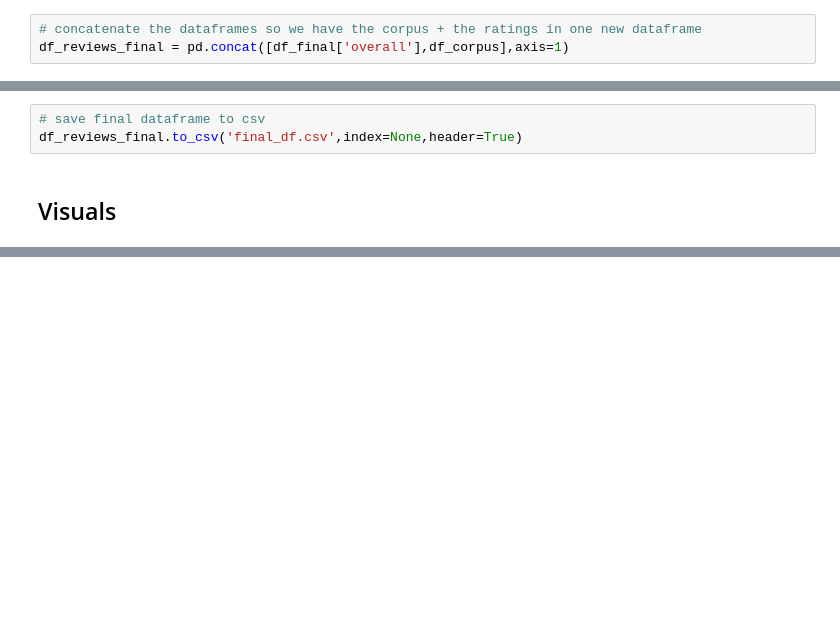
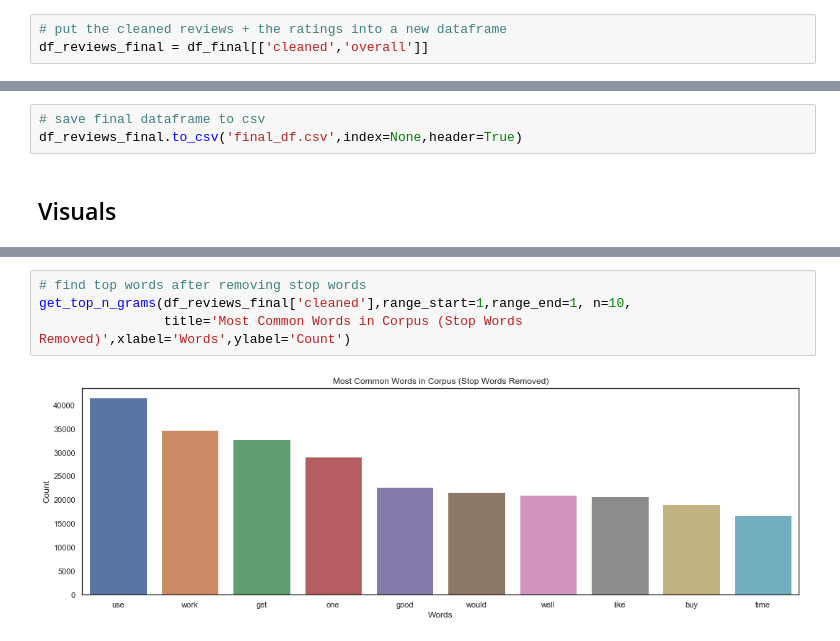
Before and after one commit to krbarounis/Amazon_Reviews_NLP_Project, a Jupyter notebook: Notebooks/EDA_and_data_cleaning.ipynb, the cells around one changed output, grey strips where cells are left out. Drawn from its saved outputs; the diff is of its cells as text; blank space fills up the shorter version.

```diff
--- a/Notebooks/EDA_and_data_cleaning.ipynb
+++ b/Notebooks/EDA_and_data_cleaning.ipynb
@@ -185,3 +175,3 @@ df_corpus.reset_index(drop=True,inplace=True)
 # %%
-# concatenate the dataframes so we have the corpus + the ratings in one new dataframe
-df_reviews_final = pd.concat([df_final['overall'],df_corpus],axis=1)
+# put the cleaned reviews + the ratings into a new dataframe
+df_reviews_final = df_final[['cleaned','overall']]
@@ -227,0 +268,6 @@ plt.tight_layout()
+# %%
+# find top words after removing stop words
+get_top_n_grams(df_reviews_final['cleaned'],range_start=1,range_end=1, n=10,
+                title='Most Common Words in Corpus (Stop Words Removed)',xlabel='Words',ylabel='Count')
+# %% [output]
+[figure, added]
```
Also changed, not shown: parts of 35 cells of this notebook, 6 other files.
